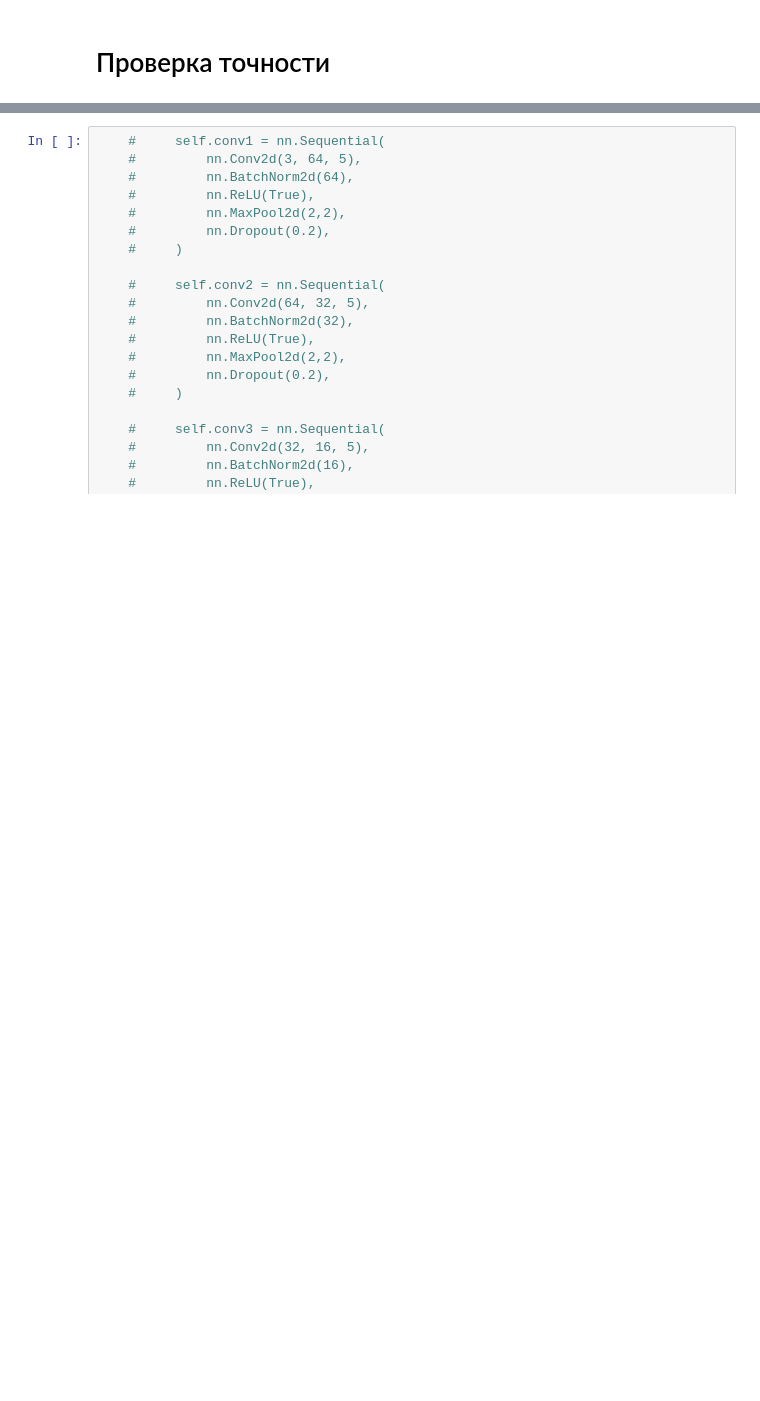
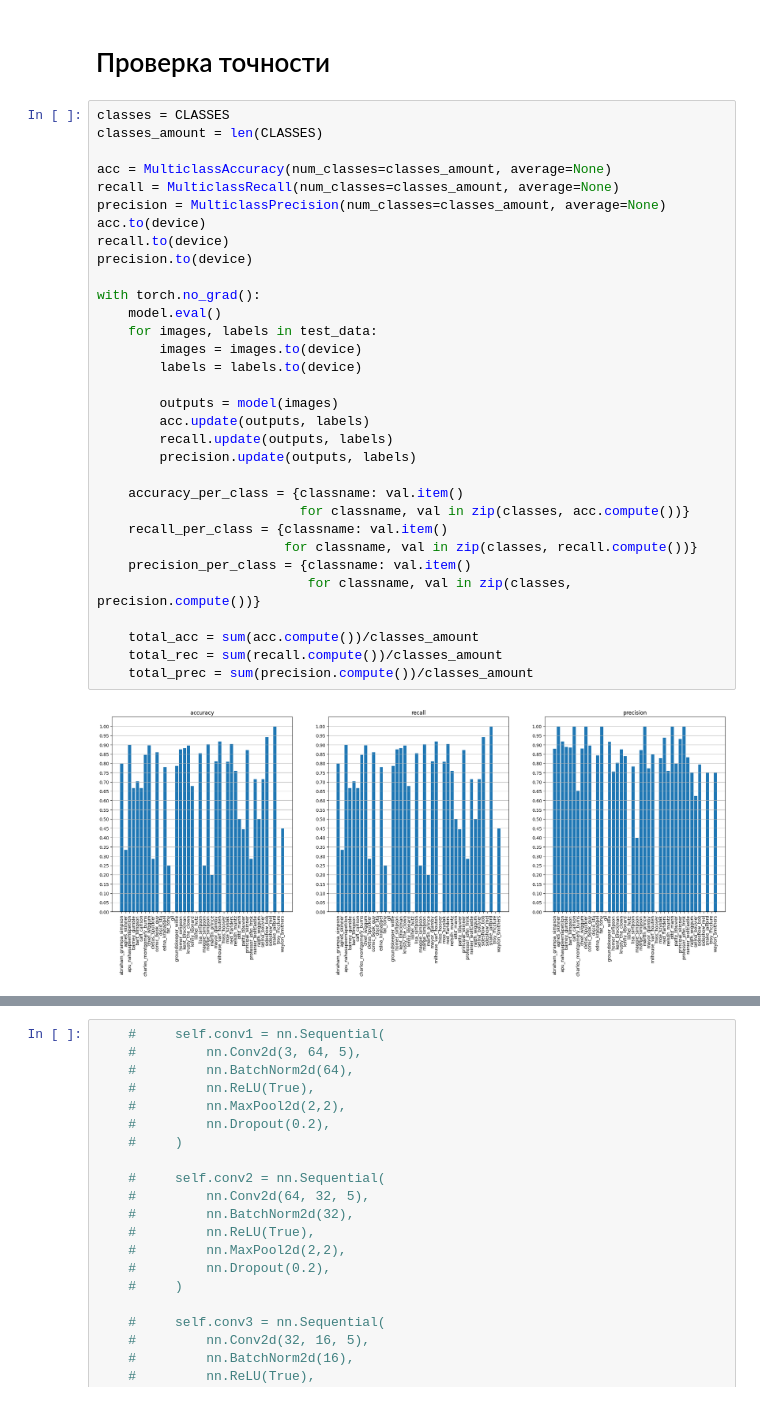
Before and after one commit to EmelyanovAlexey/Artificial_intelligence, a Jupyter notebook: first/second.ipynb, the cells around one changed output, grey strips where cells are left out. Cells and saved outputs as stored; diff of their text form; blank space fills up the shorter version.

```diff
--- a/first/second.ipynb
+++ b/first/second.ipynb
@@ -301,3 +271,37 @@ plt.show()
 # %% [markdown]
 # Проверка точности
+# %%
+classes = CLASSES
+classes_amount = len(CLASSES)
+
+acc = MulticlassAccuracy(num_classes=classes_amount, average=None)
+recall = MulticlassRecall(num_classes=classes_amount, average=None)
+precision = MulticlassPrecision(num_classes=classes_amount, average=None)
+acc.to(device)
+recall.to(device)
+precision.to(device)
+
+with torch.no_grad():
+    model.eval()
+    for images, labels in test_data:
+        images = images.to(device)
+        labels = labels.to(device)
+
+        outputs = model(images)
+        acc.update(outputs, labels)
+        recall.update(outputs, labels)
+        precision.update(outputs, labels)
+
+    accuracy_per_class = {classname: val.item()
+                          for classname, val in zip(classes, acc.compute())}
+    recall_per_class = {classname: val.item()
+                        for classname, val in zip(classes, recall.compute())}
+    precision_per_class = {classname: val.item()
+                           for classname, val in zip(classes, precision.compute())}
+
+    total_acc = sum(acc.compute())/classes_amount
+    total_rec = sum(recall.compute())/classes_amount
+    total_prec = sum(precision.compute())/classes_amount
+# %% [output]
+[figure, added]
 # %%
```
Also changed, not shown: parts of 11 cells of this notebook.
